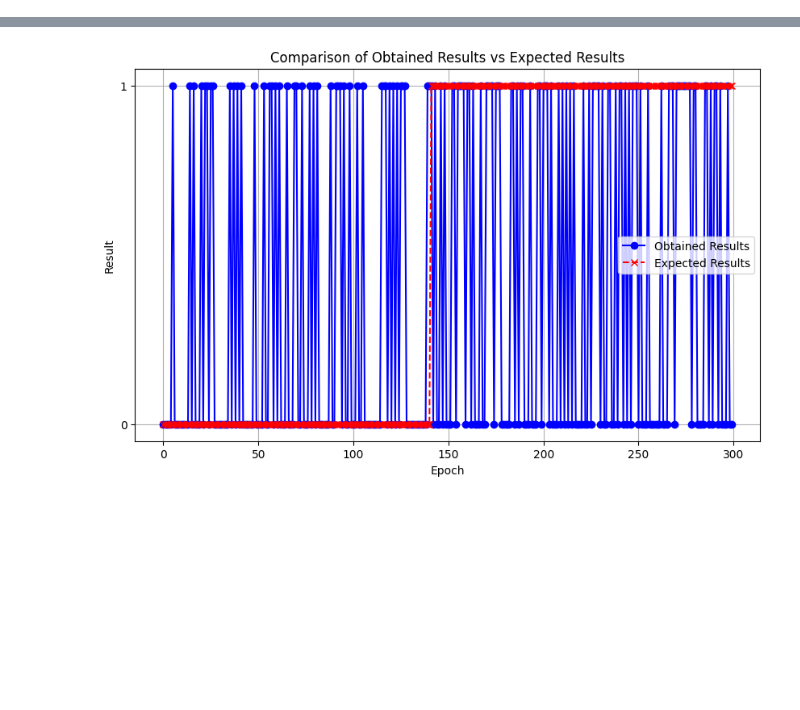
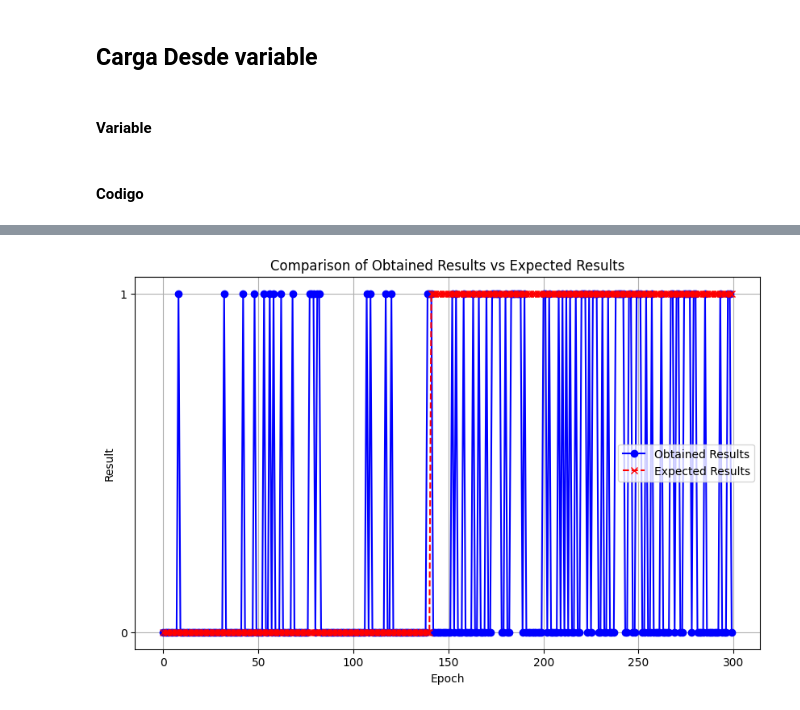
Before and after one commit to JesusD007/Potablys, a Jupyter notebook: ProyectoFinal-(Clasificador).ipynb, the cells around one changed output, grey strips where cells are left out. Drawn from its saved outputs; the diff is of its cells as text; code cells hidden in the pictures; blank space fills up the shorter version.

Commit message:
New Models and Improve documentation

```diff
--- a/ProyectoFinal-(Clasificador).ipynb
+++ b/ProyectoFinal-(Clasificador).ipynb
@@ -8,2 +12,2 @@ from tensorflow.keras.models import load_model
 # %%
-model= load_model("Water_Model.h5")
+model= load_model("best_model.keras")
@@ -11,0 +62,4 @@ WARNING:absl:Compiled the loaded model, but the compiled metrics have yet to be
+# %% [markdown]
+## Carga Desde variable
+# %% [markdown]
+#### Variable
@@ -12,14 +3669,17 @@ WARNING:absl:Compiled the loaded model, but the compiled metrics have yet to be
+# %% [markdown]
+#### Codigo
 # %%
 print(model)
-#720 (Control) - Salida 1
-dato0 = [7.417502636689077,198.70565298813403,24389.36288513361,4.790681389223984,289.3313577693062,366.3707236475444,18.415180455004304,87.99622277162433,3.3912406668716133]
-#2867 - Salida 1
-dato1 = [1.130768886836288,266.7449592274032,9929.194809860886,6.011964238184745,352.1532144022425,542.8067817707314,10.974207361682431,65.782453044405,4.771443754534465]
-#2869 - Salida 1
-dato2 = [7.1252110755305536,209.7467711974657,16701.56597534472,7.458741450053704,320.50094487053195,404.7045963253844,18.9527967341603,92.34737526315509,3.9080753459125]
-#2871 - Salida 0
-dato3 = [7.171223722909929,199.16017530273533,13163.031278326584,5.762522398067345,351.2781335939347,436.6024359703054,19.10315199881154,52.57745108743676,2.2090917998705097]
-#input_data = np.array([dato0,dato1,dato2,dato3])
+# #720 (Control) - Salida 1
+# dato0 = [7.417502636689077,198.70565298813403,24389.36288513361,4.790681389223984,289.3313577693062,366.3707236475444,18.415180455004304,87.99622277162433,3.3912406668716133]
+# #2867 - Salida 1
+# dato1 = [1.130768886836288,266.7449592274032,9929.194809860886,6.011964238184745,352.1532144022425,542.8067817707314,10.974207361682431,65.782453044405,4.771443754534465]
+# #2869 - Salida 1
+# dato2 = [7.1252110755305536,209.7467711974657,16701.56597534472,7.458741450053704,320.50094487053195,404.7045963253844,18.9527967341603,92.34737526315509,3.9080753459125]
+# #2871 - Salida 0
+# dato3 = [7.171223722909929,199.16017530273533,13163.031278326584,5.762522398067345,351.2781335939347,436.6024359703054,19.10315199881154,52.57745108743676,2.2090917998705097]
+# input_data = np.array([dato0,dato1,dato2,dato3])
+input_data = np.array(variable)
 
 training_df = pd.read_csv('Training Records.csv')
 testing_df = pd.read_csv('Test Records.csv')
@@ -56,8 +3716,11 @@ df = pd.DataFrame(data)
 df.to_json('resultados.json', orient='records', lines=True)
 
 
+#--------------------
+
+
+
 #------
-
 # Sample data for demonstration
 epochs = list(range(0, 300))
 # Plotting
@@ -77 +3740 @@ plt.show()
-[figure, old version]
+[figure, new version]
```
Also changed, not shown: parts of 7 cells of this notebook, 9 other files.
